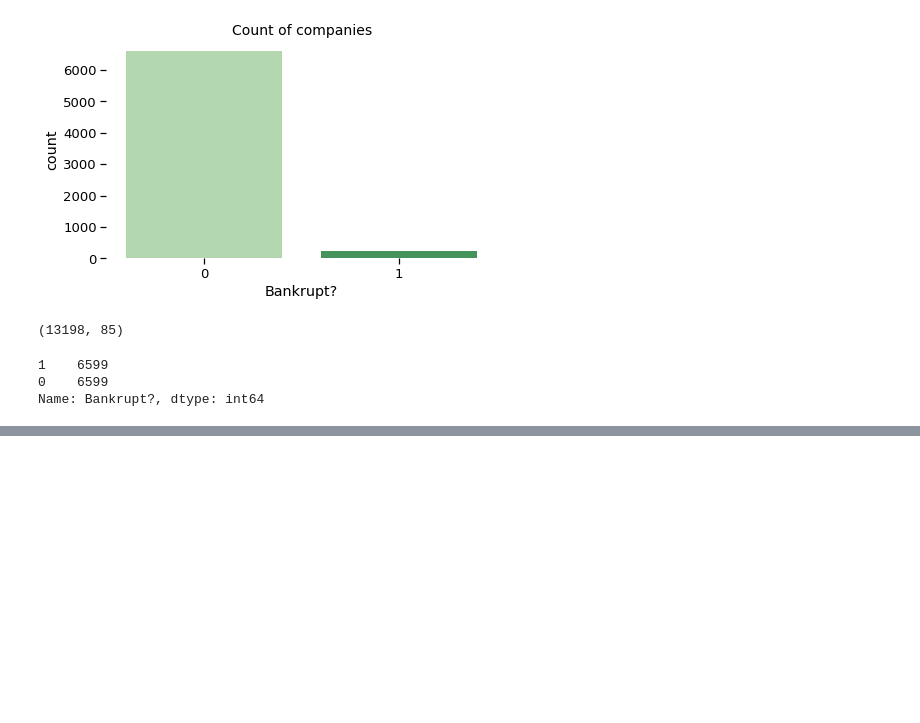
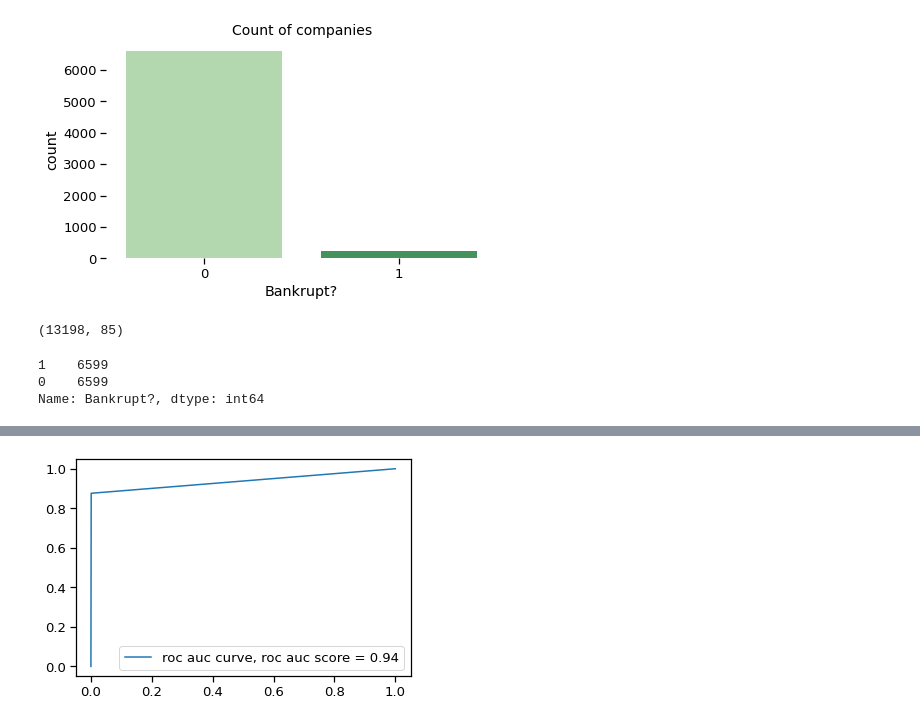
Before and after one commit to Selva-Subramanian/Company-bankruptcy-prediction, a Jupyter notebook: COMPANY_BANKRUPTCY_PREDICTION.ipynb, the cells around one changed output, grey strips where cells are left out. Saved outputs shown, nothing was run; the diff lists cells and outputs as text; code cells hidden in the pictures; blank space fills up the shorter version.

```diff
--- a/COMPANY_BANKRUPTCY_PREDICTION.ipynb
+++ b/COMPANY_BANKRUPTCY_PREDICTION.ipynb
@@ -486,0 +557,9 @@ Name: Bankrupt?, dtype: int64
+# %%
+# ploting roc area under curve
+fpr, tpr, _ = roc_curve(y_pred, y_test)
+auc = roc_auc_score(y_pred, y_test)
+plt.plot(fpr,tpr, label = f"roc auc curve, roc auc score = {auc.round(2)}")
+plt.legend(loc='lower right')
+plt.show()
+# %% [output]
+[figure, added]
```
Also changed, not shown: parts of 10 cells of this notebook.
